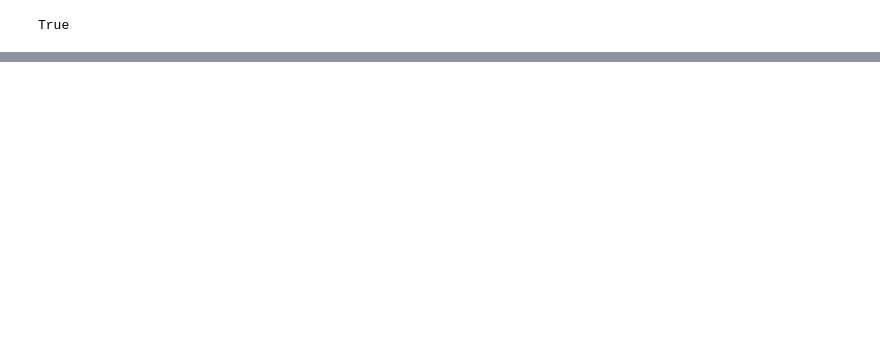
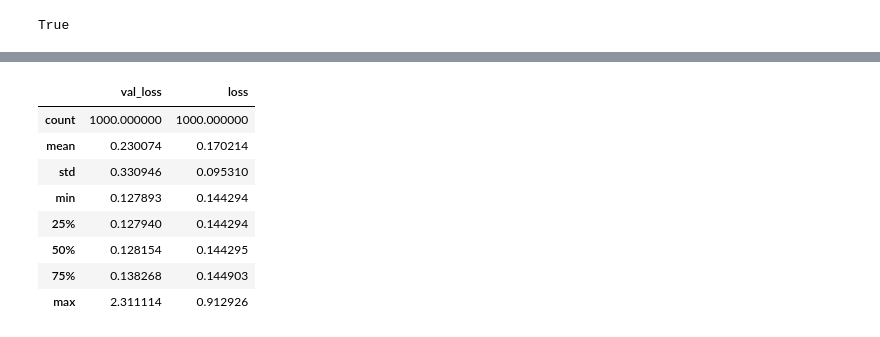
Before and after one commit to kousukekikuchi1984/LearningML, a Jupyter notebook: tensorflow/eager_execution/01_linear_regression.ipynb, the cells around one changed output, grey strips where cells are left out. Saved outputs shown, nothing was run; the diff lists cells and outputs as text; code cells hidden in the pictures; blank space fills up the shorter version.

Commit message:
added linear regression on eager mode

```diff
--- a/tensorflow/eager_execution/01_linear_regression.ipynb
+++ b/tensorflow/eager_execution/01_linear_regression.ipynb
@@ -31,0 +14,9 @@ def fit(model, dataset, optimizer):
+# %%
+model = tf.keras.Sequential([
+    tf.keras.layers.Dense(1, activation=tf.keras.activations.linear, input_shape=[1]),
+    # tf.keras.layers.Dense(1, activation=tf.keras.activations.linear)
+])
+
+opt = tf.train.GradientDescentOptimizer(0.01)
+model.compile(loss='mean_squared_error', optimizer=opt)
+model.summary()
@@ -31,0 +33,5 @@ def fit(model, dataset, optimizer):
+# %%
+# start training
+history = model.fit(
+    trX, trY, epochs=1000, validation_split = 0.2, verbose=1
+)
@@ -31,0 +56,13 @@ def fit(model, dataset, optimizer):
+# %%
+hist = pd.DataFrame(history.history)
+hist.describe()
+# %% [output]
+|  | val_loss | loss |
+| count | 1000.000000 | 1000.000000 |
+| mean | 0.230074 | 0.170214 |
+| std | 0.330946 | 0.095310 |
+| min | 0.127893 | 0.144294 |
+| 25% | 0.127940 | 0.144294 |
+| 50% | 0.128154 | 0.144295 |
+| 75% | 0.138268 | 0.144903 |
+| max | 2.311114 | 0.912926 |
```
Also changed, not shown: parts of 11 cells of this notebook.
